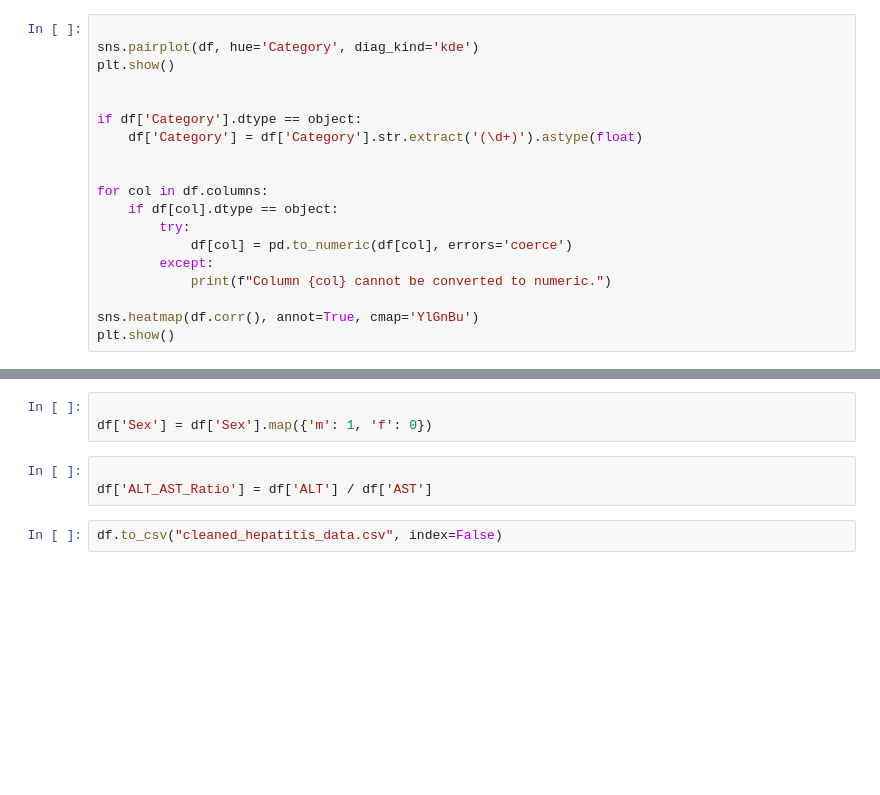
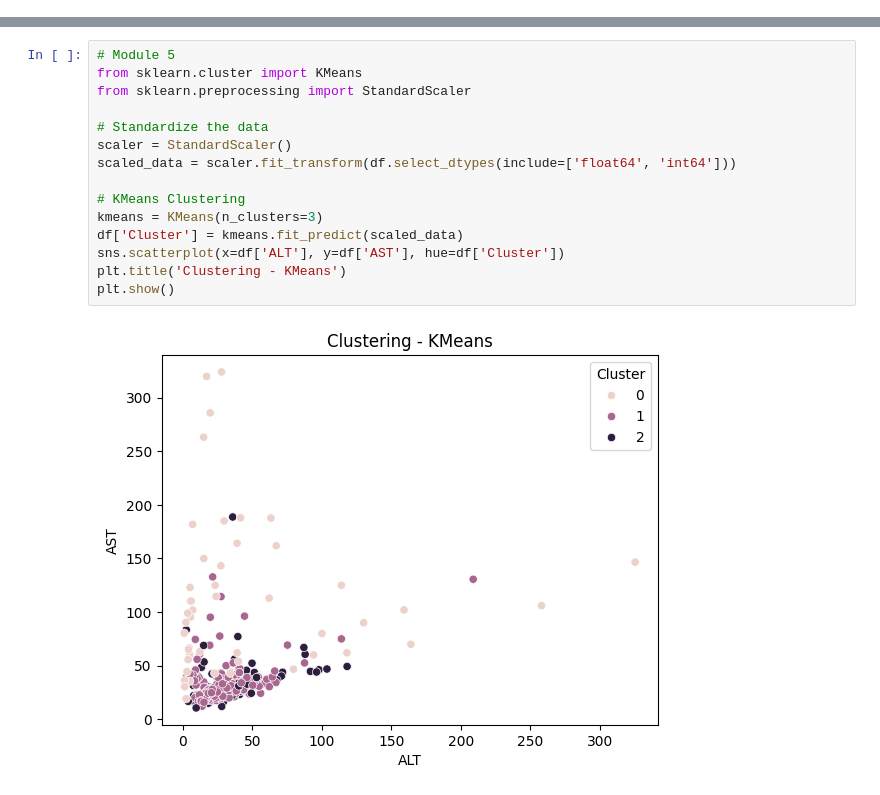
Before and after one commit to Nids700/EDA, a Jupyter notebook: nidhi_theory_da.ipynb, the cells around one changed output, grey strips where cells are left out. Saved outputs shown, nothing was run; the diff lists cells and outputs as text; blank space fills up the shorter version.

```diff
--- a/nidhi_theory_da.ipynb
+++ b/nidhi_theory_da.ipynb
@@ -108,19 +125,0 @@ plt.show()
-# %%
-
-sns.pairplot(df, hue='Category', diag_kind='kde')
-plt.show()
-
-
-if df['Category'].dtype == object:
-    df['Category'] = df['Category'].str.extract('(\d+)').astype(float)
-
-
-for col in df.columns:
-    if df[col].dtype == object:
-        try:
-            df[col] = pd.to_numeric(df[col], errors='coerce')
-        except:
-            print(f"Column {col} cannot be converted to numeric.")
-
-sns.heatmap(df.corr(), annot=True, cmap='YlGnBu')
-plt.show()
@@ -130,8 +126,17 @@ plt.show()
-# %%
-
-df['Sex'] = df['Sex'].map({'m': 1, 'f': 0})
-# %%
-
-df['ALT_AST_Ratio'] = df['ALT'] / df['AST']
-# %%
-df.to_csv("cleaned_hepatitis_data.csv", index=False)
+# %%
+# Module 5
+from sklearn.cluster import KMeans
+from sklearn.preprocessing import StandardScaler
+
+# Standardize the data
+scaler = StandardScaler()
+scaled_data = scaler.fit_transform(df.select_dtypes(include=['float64', 'int64']))
+
+# KMeans Clustering
+kmeans = KMeans(n_clusters=3)
+df['Cluster'] = kmeans.fit_predict(scaled_data)
+sns.scatterplot(x=df['ALT'], y=df['AST'], hue=df['Cluster'])
+plt.title('Clustering - KMeans')
+plt.show()
+# %% [output]
+[figure, added]
```
Also changed, not shown: parts of 11 cells of this notebook.
